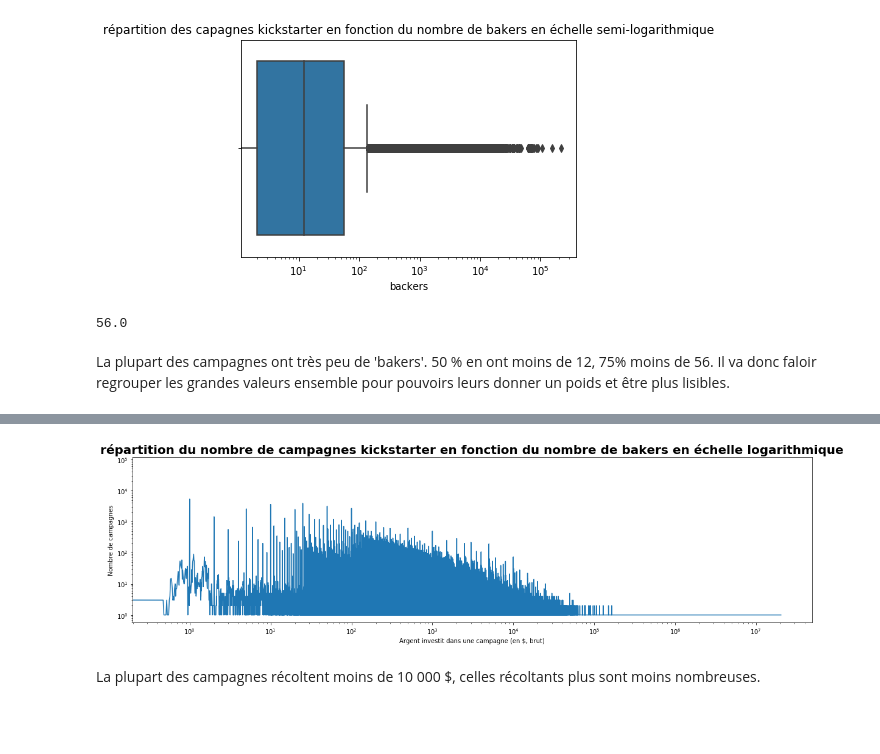
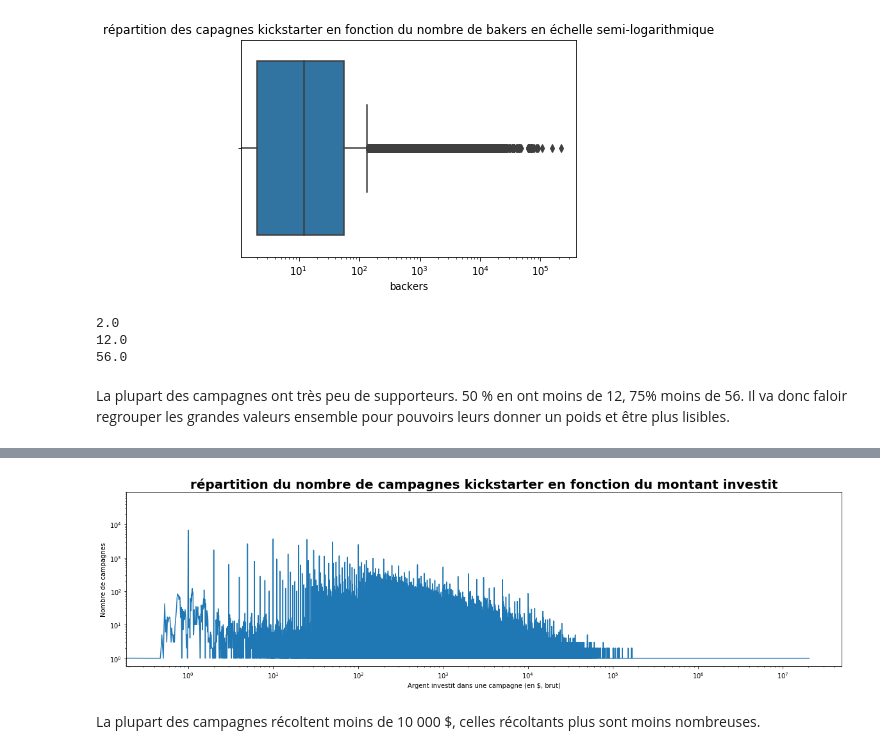
Before and after one commit to ComeMS/EDA2018, a Jupyter notebook: EDA 2018.ipynb, the cells around one changed output, grey strips where cells are left out. Drawn from its saved outputs; the diff is of its cells as text; code cells hidden in the pictures; blank space fills up the shorter version.

```diff
--- a/EDA 2018.ipynb
+++ b/EDA 2018.ipynb
@@ -109,11 +109,15 @@ plt.title('répartition des capagnes kickstarter en fonction du nombre de bakers
 Text(0.5,1,'répartition des capagnes kickstarter en fonction du nombre de bakers en échelle semi-logarithmique')
 [figure]
 # %%
+print(df.backers.quantile(0.25))
+print(df.backers.median())
 print(df.backers.quantile(0.75))
 # %% [output]
+2.0
+12.0
 56.0
 # %% [markdown]
-La plupart des campagnes ont très peu de 'bakers'. 50 % en ont moins de 12, 75% moins de 56.
+La plupart des campagnes ont très peu de supporteurs. 50 % en ont moins de 12, 75% moins de 56.
 Il va donc faloir regrouper les grandes valeurs ensemble pour pouvoirs leurs donner un poids et être plus lisibles.
 # %%
 out=df.groupby(['backers']).size()
@@ -126,15 +130,15 @@ plt.show()
 # %% [output]
 [figure]
 # %%
-out=df.groupby(['usd pledged']).size()
+out=df.groupby(['usd_pledged_real']).size()
 out.plot(figsize=(20,5))
 plt.loglog()
-plt.title('répartition du nombre de campagnes kickstarter en fonction du nombre de bakers en échelle logarithmique',fontweight="bold").set_fontsize(20)
+plt.title('Répartition du nombre de campagnes kickstarter en fonction du montant investit',fontweight="bold").set_fontsize(20)
 plt.ylabel('Nombre de campagnes')
 plt.xlabel('Argent investit dans une campagne (en $, brut)')
 plt.show()
 # %% [output]
-[figure, old version]
+[figure, new version]
 # %% [markdown]
 La plupart des campagnes récoltent moins de 10 000 $, celles récoltants plus sont moins nombreuses.
 # %% [markdown]
```
Also changed, not shown: parts of 20 cells of this notebook.
